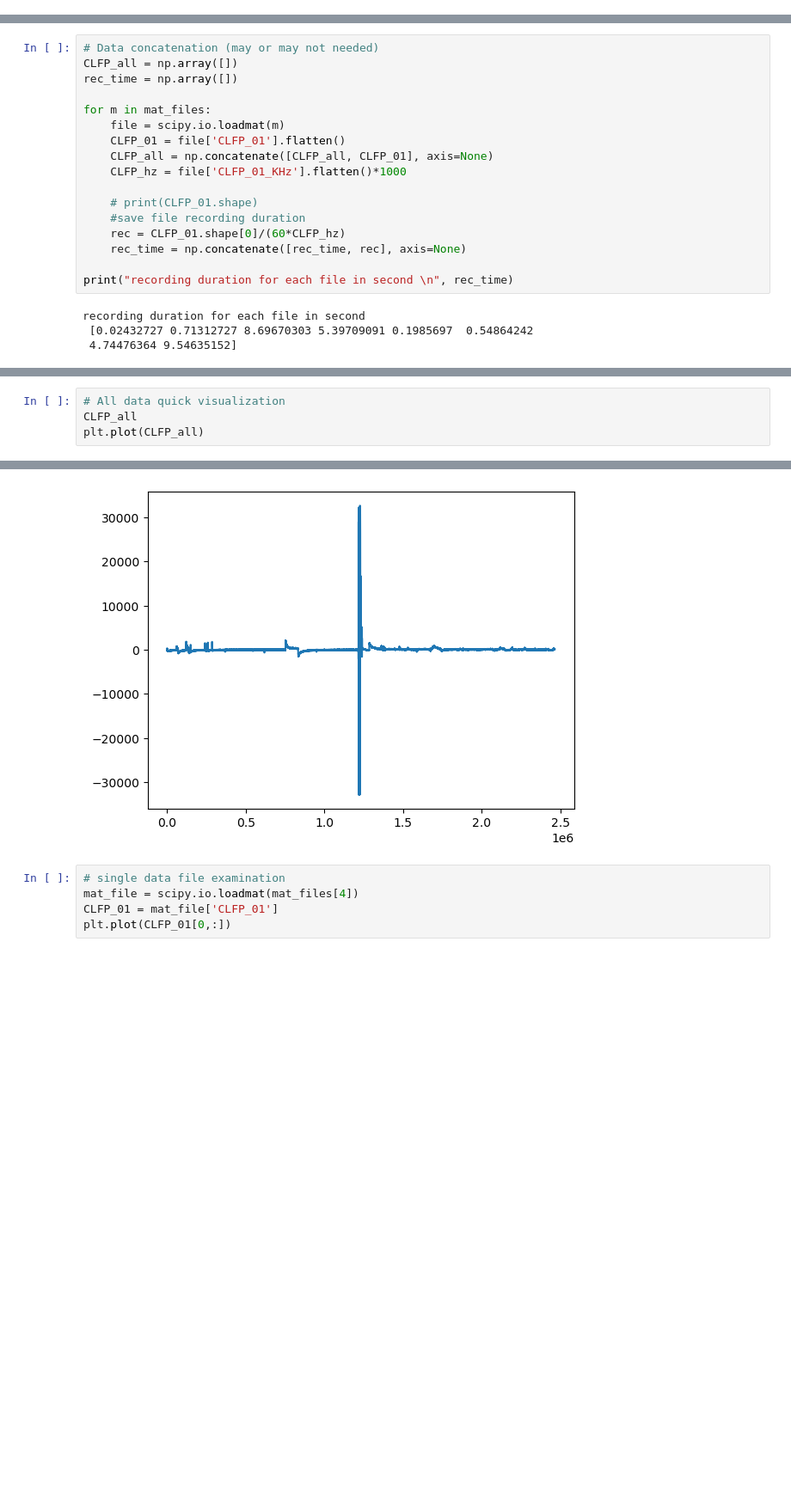
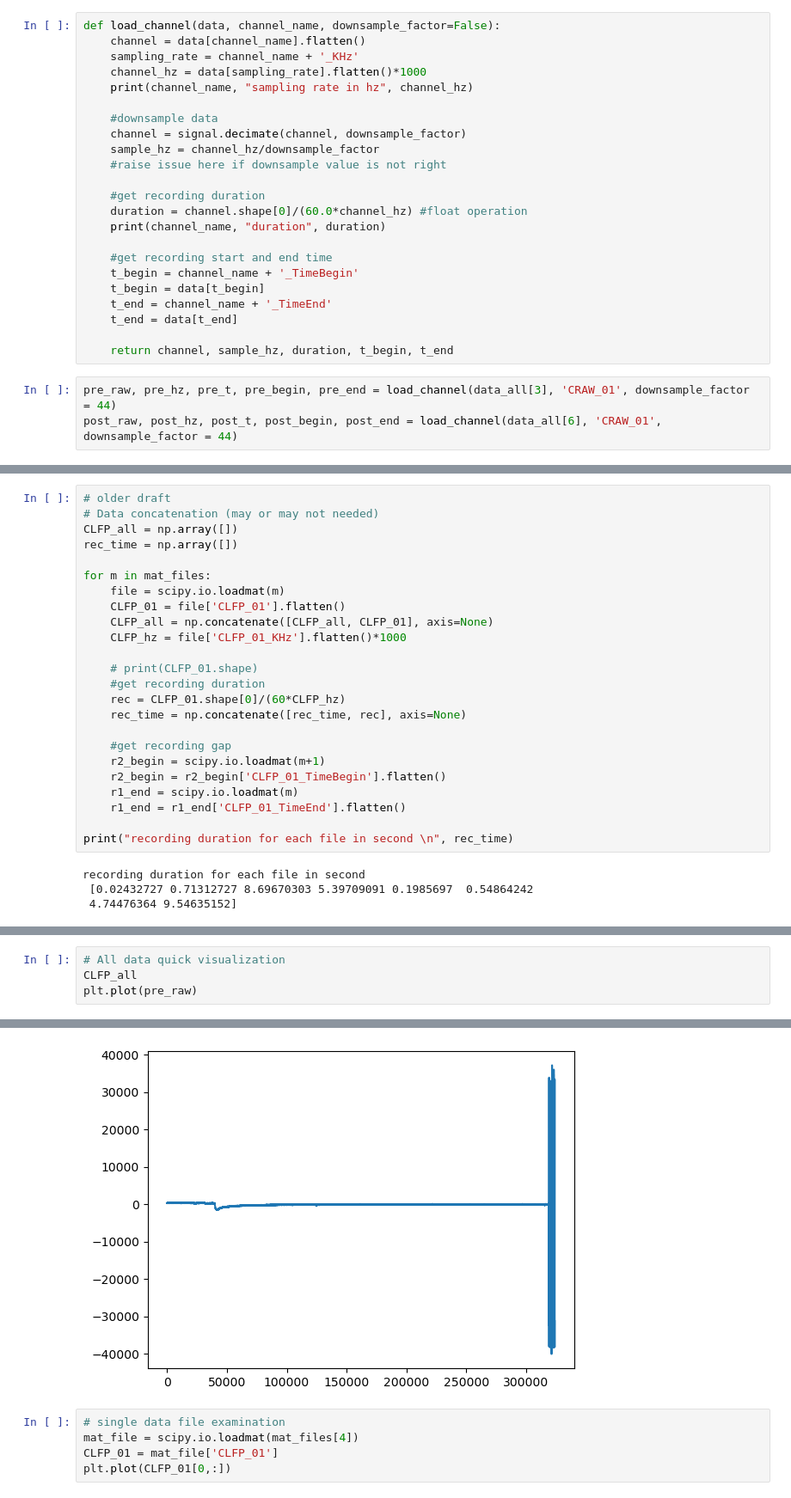
Before and after one commit to seqasim/LFPAnalysis, a Jupyter notebook: scripts/DBS_testing.ipynb, the cells around one changed output, grey strips where cells are left out. Shown at 86% size. Cells and saved outputs as stored; diff of their text form; blank space fills up the shorter version.

Commit message:
catch22 implemented and other
down sample code implemented,
modified old draft on data load,
added notes on manual examination of the recording session,
examined CRaw data.

```diff
--- a/scripts/DBS_testing.ipynb
+++ b/scripts/DBS_testing.ipynb
@@ -43,0 +65,26 @@ mat_files
+# %%
+def load_channel(data, channel_name, downsample_factor=False):
+    channel = data[channel_name].flatten()
+    sampling_rate = channel_name + '_KHz'
+    channel_hz = data[sampling_rate].flatten()*1000
+    print(channel_name, "sampling rate in hz", channel_hz)
+
+    #downsample data
+    channel = signal.decimate(channel, downsample_factor)
+    sample_hz = channel_hz/downsample_factor
+    #raise issue here if downsample value is not right
+
+    #get recording duration
+    duration = channel.shape[0]/(60.0*channel_hz) #float operation
+    print(channel_name, "duration", duration)
+
+    #get recording start and end time
+    t_begin = channel_name + '_TimeBegin'
+    t_begin = data[t_begin]
+    t_end = channel_name + '_TimeEnd'
+    t_end = data[t_end]
+
+    return channel, sample_hz, duration, t_begin, t_end
+# %%
+pre_raw, pre_hz, pre_t, pre_begin, pre_end = load_channel(data_all[3], 'CRAW_01', downsample_factor = 44)
+post_raw, post_hz, post_t, post_begin, post_end = load_channel(data_all[6], 'CRAW_01', downsample_factor = 44)
@@ -44,4 +131,5 @@ mat_files
 # %%
+# older draft
 # Data concatenation (may or may not needed)
 CLFP_all = np.array([])
 rec_time = np.array([])
@@ -53,10 +141,16 @@ for m in mat_files:
     CLFP_hz = file['CLFP_01_KHz'].flatten()*1000
 
     # print(CLFP_01.shape)
-    #save file recording duration
+    #get recording duration
     rec = CLFP_01.shape[0]/(60*CLFP_hz)
     rec_time = np.concatenate([rec_time, rec], axis=None)
 
+    #get recording gap
+    r2_begin = scipy.io.loadmat(m+1)
+    r2_begin = r2_begin['CLFP_01_TimeBegin'].flatten()
+    r1_end = scipy.io.loadmat(m)
+    r1_end = r1_end['CLFP_01_TimeEnd'].flatten()
+
 print("recording duration for each file in second \n", rec_time)
 # %% [output]
 recording duration for each file in second
@@ -65,10 +205,10 @@ recording duration for each file in second
 # %%
 # All data quick visualization
 CLFP_all
-plt.plot(CLFP_all)
+plt.plot(pre_raw)
 # %% [output]
 [<matplotlib.lines.Line2D at 0x...>]
-[figure, old version]
+[figure, new version]
 # %%
 # single data file examination
 mat_file = scipy.io.loadmat(mat_files[4])
```
Also changed, not shown: parts of 21 cells of this notebook.
